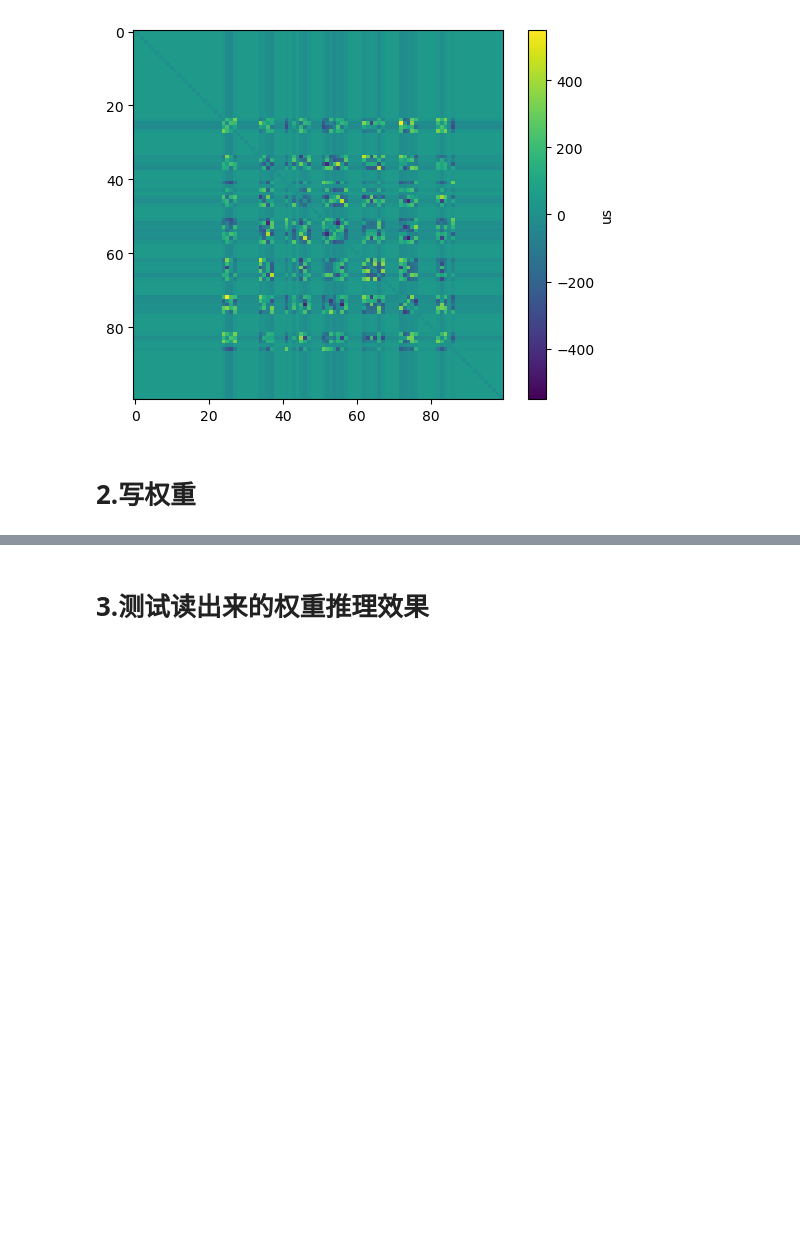
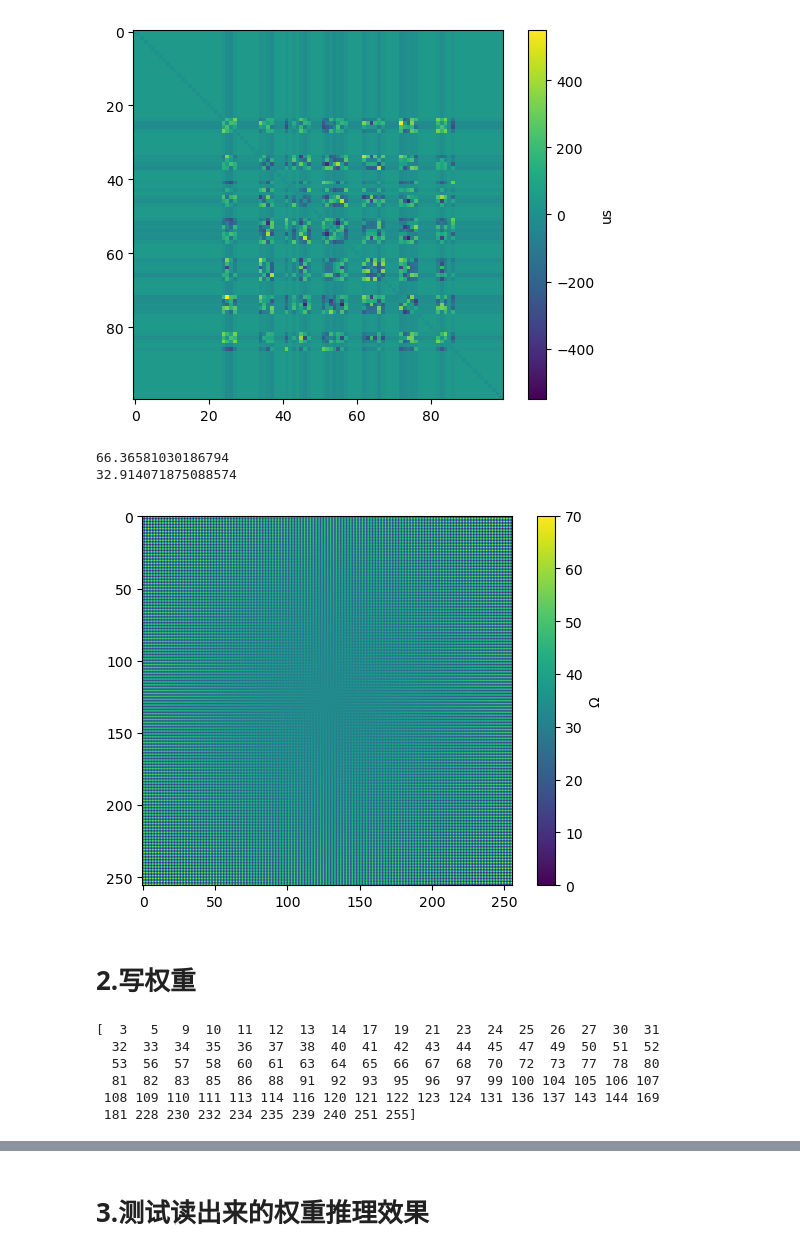
Before and after one commit to bei-meng/host_computer, a Jupyter notebook: Neural_Network_Deployment/hminst_1_4补偿.ipynb, the cells around one changed output, grey strips where cells are left out. Saved outputs shown, nothing was run; the diff lists cells and outputs as text; code cells hidden in the pictures; blank space fills up the shorter version.

```diff
--- a/Neural_Network_Deployment/hminst_1_4补偿.ipynb
+++ b/Neural_Network_Deployment/hminst_1_4补偿.ipynb
@@ -65,5 +65,35 @@ good_device = np.load("./data/good_point_100_100_1_4.npy")
+# %%
+good_device = np.load("../data/good_point_100_100_1_4.npy")
+# good_device[1][2]=7
+# good_device[1][3]=9
+r_out = np.load("../data/r_out_r_wire/chip_1_4_col_r_out_0_50_56_times=2.npy")
+r_w_col = np.load("../data/r_out_r_wire/chip_1_4_col_r_wire_0_50_56_times=2.npy")
+r_w_row = np.load("../data/r_out_r_wire/chip_1_4_row_r_wire_0_50_56.npy")
+r_w_crossbar = np.zeros((256,256))
+for row in range(256):
+    for col in range(256):
+        r_w_crossbar[row,col] = (255-row)*r_w_col[col] if col%2==0 else row*r_w_col[col]
+        r_w_crossbar[row,col] += (255-col)*r_w_row[row] if row%2==1 else col*r_w_row[row]
+
+print(np.max(r_w_crossbar))
+print(r_w_crossbar[255,0])
+plot_cond(r_w_crossbar,vmin=0,vmax=70,label="Ω")
+# %% [output]
+66.36581030186794
+32.914071875088574
+[figure, added]
 # %% [markdown]
 # 2.写权重
 # %%
 chip.ps.receive_packet(4096)
+# %%
+
+print(good_device[1])
+# %% [output]
+[  3   5   9  10  11  12  13  14  17  19  21  23  24  25  26  27  30  31
+  32  33  34  35  36  37  38  40  41  42  43  44  45  47  49  50  51  52
+  53  56  57  58  60  61  63  64  65  66  67  68  70  72  73  77  78  80
+  81  82  83  85  86  88  91  92  93  95  96  97  99 100 104 105 106 107
+ 108 109 110 111 113 114 116 120 121 122 123 124 131 136 137 143 144 169
+ 181 228 230 232 234 235 239 240 251 255]
 # %%
```
Also changed, not shown: parts of 13 cells of this notebook, 13 other files.
